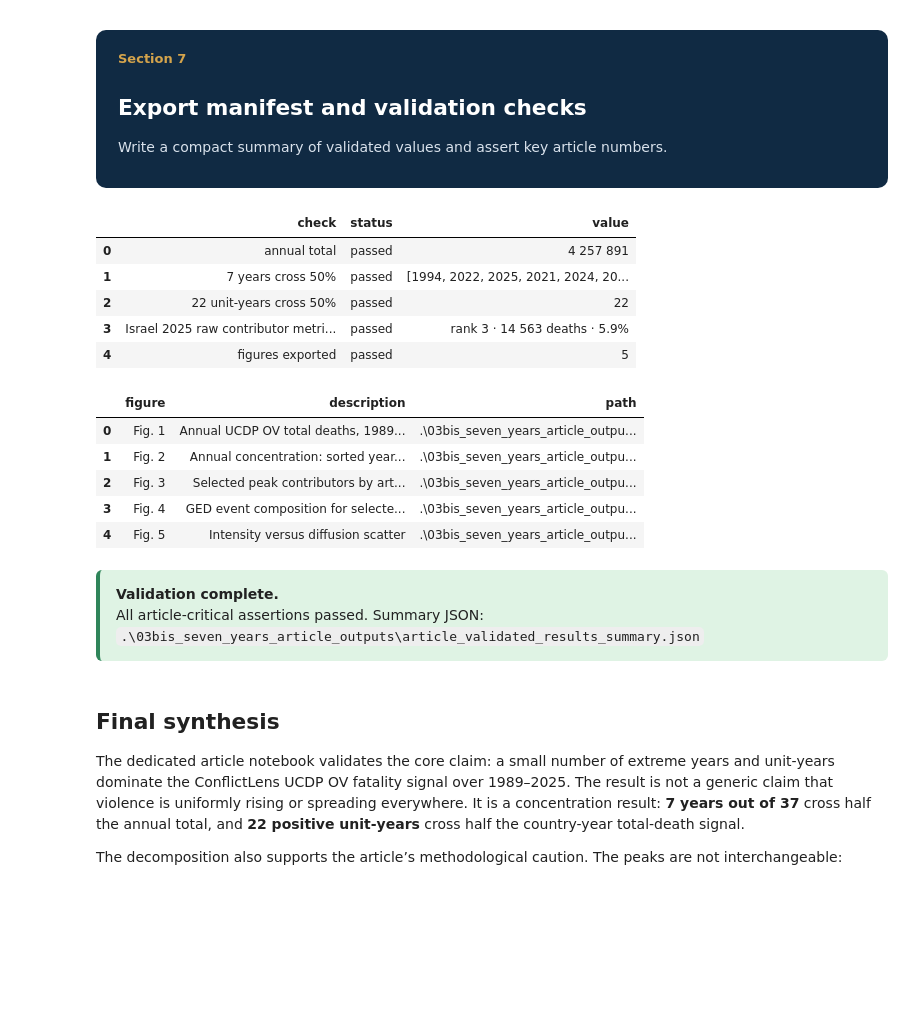
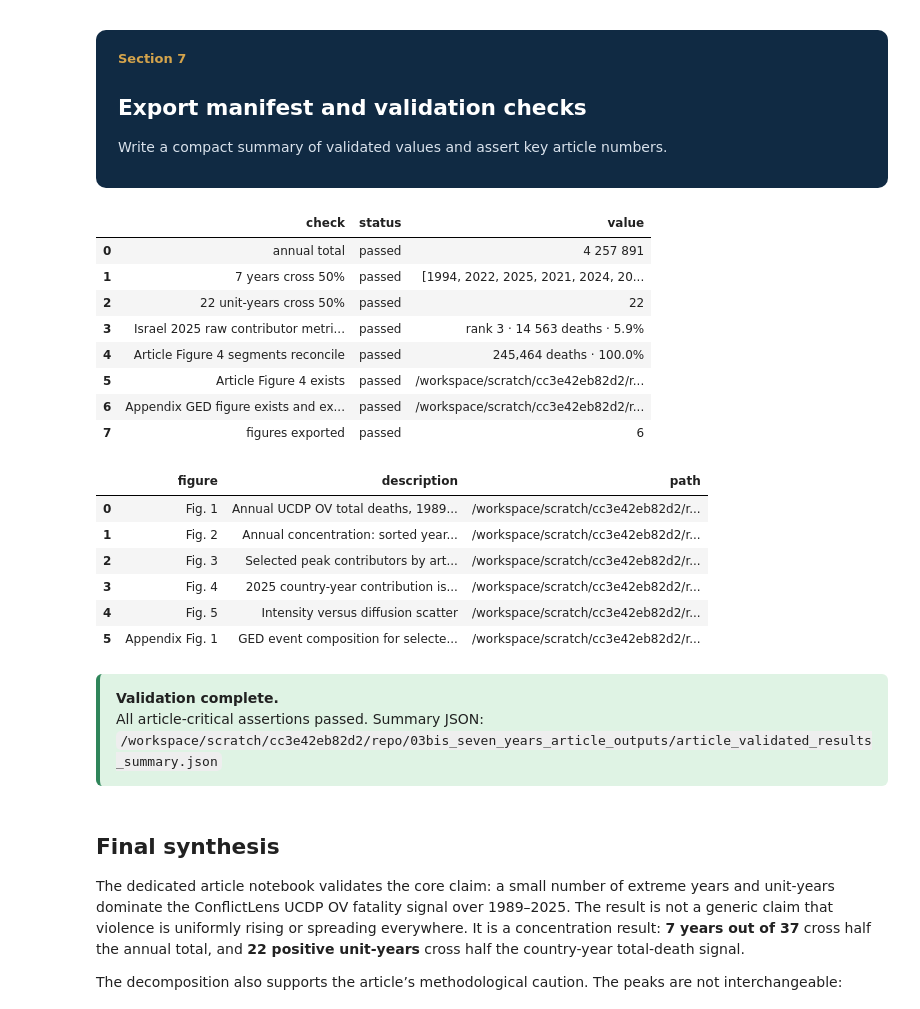
Before and after one commit to llafon-analytics/conflictlens, a Jupyter notebook: notebooks/articles/01_seven_years_out_of_thirty_seven.ipynb, the cells around one changed output. Drawn from its saved outputs; the diff is of its cells as text; code cells hidden in the pictures; blank space fills up the shorter version.

```diff
--- a/notebooks/articles/01_seven_years_out_of_thirty_seven.ipynb
+++ b/notebooks/articles/01_seven_years_out_of_thirty_seven.ipynb
@@ -105,8 +105,9 @@ if not any((PROJECT_ROOT / name).exists() for name in ["outputs", "02_analysis_u
 
 OUTPUT_ROOT = PROJECT_ROOT / "03bis_seven_years_article_outputs"
 FIGURE_DIR = OUTPUT_ROOT / "figures"
+ARTICLE_FIGURE_DIR = PROJECT_ROOT / "figures" / "seven-years-out-of-thirty-seven"
 TABLE_DIR = OUTPUT_ROOT / "tables"
-for folder in [OUTPUT_ROOT, FIGURE_DIR, TABLE_DIR]:
+for folder in [OUTPUT_ROOT, FIGURE_DIR, ARTICLE_FIGURE_DIR, TABLE_DIR]:
     folder.mkdir(parents=True, exist_ok=True)
 
 NOTEBOOK_PREFIX = "03bis_seven_years"
@@ -154,9 +155,10 @@ def save_table(df: pd.DataFrame, filename: str) -> Path:
     return path
 
 
-def save_fig(fig: plt.Figure, filename: str) -> Path:
-    path = FIGURE_DIR / filename
-    fig.tight_layout()
+def save_fig(fig: plt.Figure, filename: str, directory: Path = FIGURE_DIR, tight_layout: bool = True) -> Path:
+    path = directory / filename
+    if tight_layout:
+        fig.tight_layout()
     fig.savefig(path, dpi=180, bbox_inches="tight")
     display(HTML(f"<div style='font-size:13px;color:#52616B;margin:6px 0 10px 0;'>Saved figure: <code>{path}</code></div>"))
     plt.show()
@@ -700,7 +918,7 @@ for idx, col in enumerate(plot_ged.columns):
     ax.bar(plot_ged.index, plot_ged[col], bottom=bottom, label=col, color=colors[idx], alpha=0.86)
     bottom += plot_ged[col].values
 
-ax.set_title("Fig. 4 — GED event composition for selected peak contributors")
+ax.set_title("Appendix Fig. 1 — GED event composition for selected peak contributors")
 ax.set_ylabel("Share of GED events")
 ax.yaxis.set_major_formatter(PercentFormatter(1.0))
 ax.set_xlabel("")
@@ -711,5 +929,9 @@ ax.legend(title="GED violence type")
 for i, (_, row) in enumerate(ged_composition.iterrows()):
     ax.text(i, 1.015, f"n={fmt_int(row['ged_total_events'])}", ha="center", va="bottom", fontsize=9)
 
-fig4_path = save_fig(fig, "fig04_ged_event_composition_selected_peaks.png")
+appendix_fig1_path = save_fig(
+    fig,
+    "appendix_fig01_ged_event_composition_selected_peaks.png",
+    directory=ARTICLE_FIGURE_DIR,
+)
 # %% [output]
@@ -805,6 +1028,9 @@ results_summary = {
     "israel_2025_total_deaths": float(israel_2025["ucdp_ov_total_deaths_best_zf"].iloc[0]),
     "israel_2025_share_of_annual_total": float(israel_2025["share_of_annual_total"].iloc[0]),
     "israel_2025_civilian_deaths": float(israel_2025["ucdp_ov_civilian_deaths_best_zf"].iloc[0]),
+    "article_figure4_2025_total_deaths": float(annual_total_2025),
+    "article_figure4_other_units_deaths": float(other_deaths_2025),
+    "article_figure4_segments": country_year_grouping_2025.to_dict(orient="records"),
 }
 
 results_path = OUTPUT_ROOT / "article_validated_results_summary.json"
@@ -814,8 +1040,9 @@ figure_manifest = pd.DataFrame([
     {"figure": "Fig. 1", "description": "Annual UCDP OV total deaths, 1989–2025", "path": str(fig1_path)},
     {"figure": "Fig. 2", "description": "Annual concentration: sorted years + cumulative share", "path": str(fig2_path)},
     {"figure": "Fig. 3", "description": "Selected peak contributors by article-level type label", "path": str(fig3_path)},
-    {"figure": "Fig. 4", "description": "GED event composition for selected peak contributors", "path": str(fig4_path)},
+    {"figure": "Fig. 4", "description": "2025 country-year contribution is not perpetrator attribution", "path": str(fig4_path)},
     {"figure": "Fig. 5", "description": "Intensity versus diffusion scatter", "path": str(fig5_path)},
+    {"figure": "Appendix Fig. 1", "description": "GED event composition for selected peak contributors", "path": str(appendix_fig1_path)},
 ])
 save_table(figure_manifest, "figure_manifest.csv")
 
@@ -826,42 +1053,55 @@ assert annual_years_50["year"].astype(int).tolist() == [1994, 2022, 2025, 2021,
 assert unit_years_to_50 == 22
 assert int(annual.loc[annual["year"] == 1994, "ucdp_ov_total_deaths"].iloc[0]) == 824_177
 assert int(annual.loc[annual["year"] == 2014, "ucdp_ov_total_deaths"].iloc[0]) == 151_743
 assert int(annual.loc[annual["year"] == 2022, "ucdp_ov_total_deaths"].iloc[0]) == 317_936
 assert int(annual.loc[annual["year"] == 2025, "ucdp_ov_total_deaths"].iloc[0]) == 245_464
 assert int(israel_2025["rank_in_year"].iloc[0]) == 3
 assert int(israel_2025["ucdp_ov_total_deaths_best_zf"].iloc[0]) == 14_563
+assert np.isclose(country_year_grouping_2025["death_total"].sum(), annual_total_2025)
+assert np.isclose(country_year_grouping_2025["share_of_annual_total"].sum(), 1.0, atol=1e-12)
+assert fig4_path.exists(), f"Missing Article Figure 4: {fig4_path}"
+assert appendix_fig1_path.exists(), f"Missing appendix GED figure: {appendix_fig1_path}"
+assert figure_manifest["path"].map(lambda value: Path(value).exists()).all()
+assert "Israel 2025" not in ged_cases["case_label"].tolist()
 
 validation_table = pd.DataFrame([
     {"check": "annual total", "status": "passed", "value": fmt_int(annual_total)},
     {"check": "7 years cross 50%", "status": "passed", "value": annual_years_50["year"].astype(int).tolist()},
     {"check": "22 unit-years cross 50%", "status": "passed", "value": unit_years_to_50},
     {"check": "Israel 2025 raw contributor metrics only", "status": "passed", "value": f"rank 3 · {fmt_int(israel_2025['ucdp_ov_total_deaths_best_zf'].iloc[0])} deaths · {fmt_pct(israel_2025['share_of_annual_total'].iloc[0])}"},
+    {"check": "Article Figure 4 segments reconcile", "status": "passed", "value": f"{country_year_grouping_2025['death_total'].sum():,.0f} deaths · {country_year_grouping_2025['share_of_annual_total'].sum():.1%}"},
+    {"check": "Article Figure 4 exists", "status": "passed", "value": str(fig4_path)},
+    {"check": "Appendix GED figure exists and excludes Israel 2025", "status": "passed", "value": str(appendix_fig1_path)},
     {"check": "figures exported", "status": "passed", "value": len(figure_manifest)},
 ])
 save_table(validation_table, "validation_checks.csv")
 
 display(validation_table)
 display(figure_manifest)
 display_note(
     "Validation complete.",
     f"All article-critical assertions passed. Summary JSON: <code>{results_path}</code>",
     kind="success",
 )
 # %% [output]
 |  | check | status | value |
 | 0 | annual total | passed | 4 257 891 |
 | 1 | 7 years cross 50% | passed | [1994, 2022, 2025, 2021, 2024, 20... |
 | 2 | 22 unit-years cross 50% | passed | 22 |
 | 3 | Israel 2025 raw contributor metri... | passed | rank 3 · 14 563 deaths · 5.9% |
-| 4 | figures exported | passed | 5 |
+| 4 | Article Figure 4 segments reconcile | passed | 245,464 deaths · 100.0% |
+| 5 | Article Figure 4 exists | passed | /workspace/scratch/cc3e42eb82d2/r... |
+| 6 | Appendix GED figure exists and ex... | passed | /workspace/scratch/cc3e42eb82d2/r... |
+| 7 | figures exported | passed | 6 |
 |  | figure | description | path |
-| 0 | Fig. 1 | Annual UCDP OV total deaths, 1989... | .\03bis_seven_years_article_outpu... |
-| 1 | Fig. 2 | Annual concentration: sorted year... | .\03bis_seven_years_article_outpu... |
-| 2 | Fig. 3 | Selected peak contributors by art... | .\03bis_seven_years_article_outpu... |
-| 3 | Fig. 4 | GED event composition for selecte... | .\03bis_seven_years_article_outpu... |
-| 4 | Fig. 5 | Intensity versus diffusion scatter | .\03bis_seven_years_article_outpu... |
+| 0 | Fig. 1 | Annual UCDP OV total deaths, 1989... | /workspace/scratch/cc3e42eb82d2/r... |
+| 1 | Fig. 2 | Annual concentration: sorted year... | /workspace/scratch/cc3e42eb82d2/r... |
+| 2 | Fig. 3 | Selected peak contributors by art... | /workspace/scratch/cc3e42eb82d2/r... |
+| 3 | Fig. 4 | 2025 country-year contribution is... | /workspace/scratch/cc3e42eb82d2/r... |
+| 4 | Fig. 5 | Intensity versus diffusion scatter | /workspace/scratch/cc3e42eb82d2/r... |
+| 5 | Appendix Fig. 1 | GED event composition for selecte... | /workspace/scratch/cc3e42eb82d2/r... |
 Validation complete.
-All article-critical assertions passed. Summary JSON: .\03bis_seven_years_article_outputs\article_validated_results_summary.json
+All article-critical assertions passed. Summary JSON: /workspace/scratch/cc3e42eb82d2/repo/03bis_seven_years_article_outputs/article_validated_results_summary.json
 # %% [markdown]
 ## Final synthesis
 
```
Also changed, not shown: parts of 16 cells of this notebook, 3 other files.
